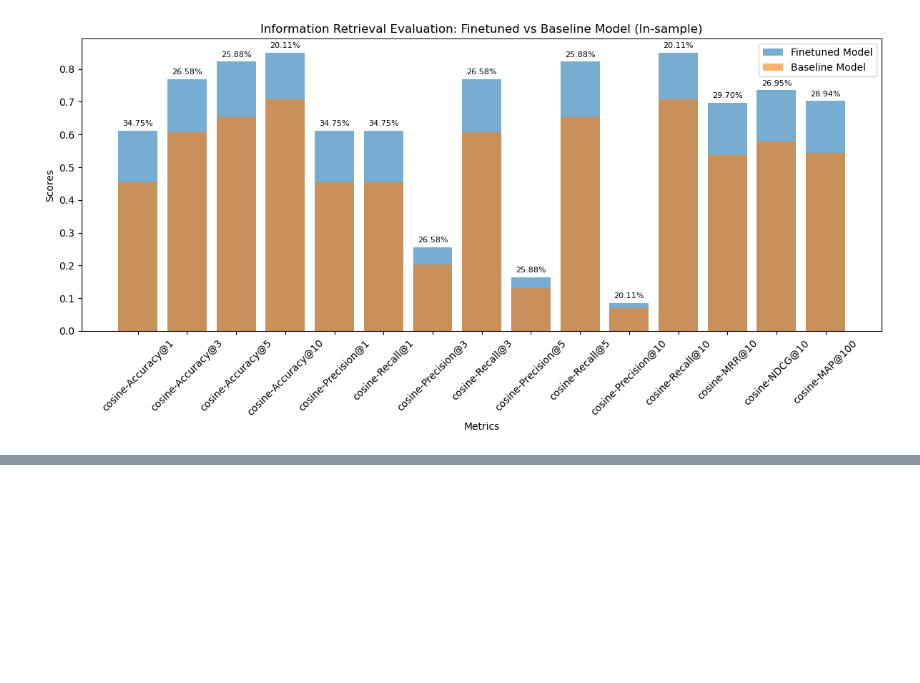
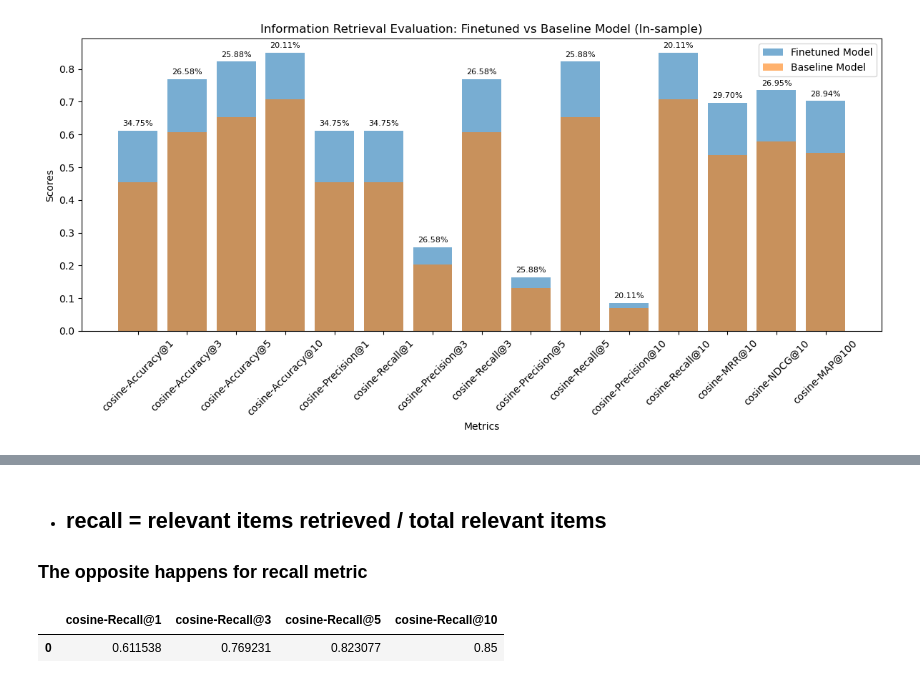
Before and after one commit to giobbu/GenAI, a Jupyter notebook: embedding-multilingual/fast_retriever_evaluator_sentence_transformer.ipynb, the cells around one changed output, grey strips where cells are left out. Cells and saved outputs as stored; diff of their text form; code cells hidden in the pictures; blank space fills up the shorter version.

```diff
--- a/embedding-multilingual/fast_retriever_evaluator_sentence_transformer.ipynb
+++ b/embedding-multilingual/fast_retriever_evaluator_sentence_transformer.ipynb
@@ -93,3 +138,13 @@ plt.show()
+# %% [markdown]
+* ## **recall = relevant items retrieved / total relevant items**
+### The opposite happens for recall metric
+# %%
+finetuned_recall_columns = [col for col in df_finetuned.columns if 'recall' in col.lower()]
+df_finetuned_recall = df_finetuned[finetuned_recall_columns]
+df_finetuned_recall
+# %% [output]
+|  | cosine-Recall@1 | cosine-Recall@3 | cosine-Recall@5 | cosine-Recall@10 |
+| 0 | 0.611538 | 0.769231 | 0.823077 | 0.85 |
 # %%
 # plot histogram with percentage at the top of each bar
 import matplotlib.pyplot as plt
```
Also changed, not shown: parts of 5 cells of this notebook.
